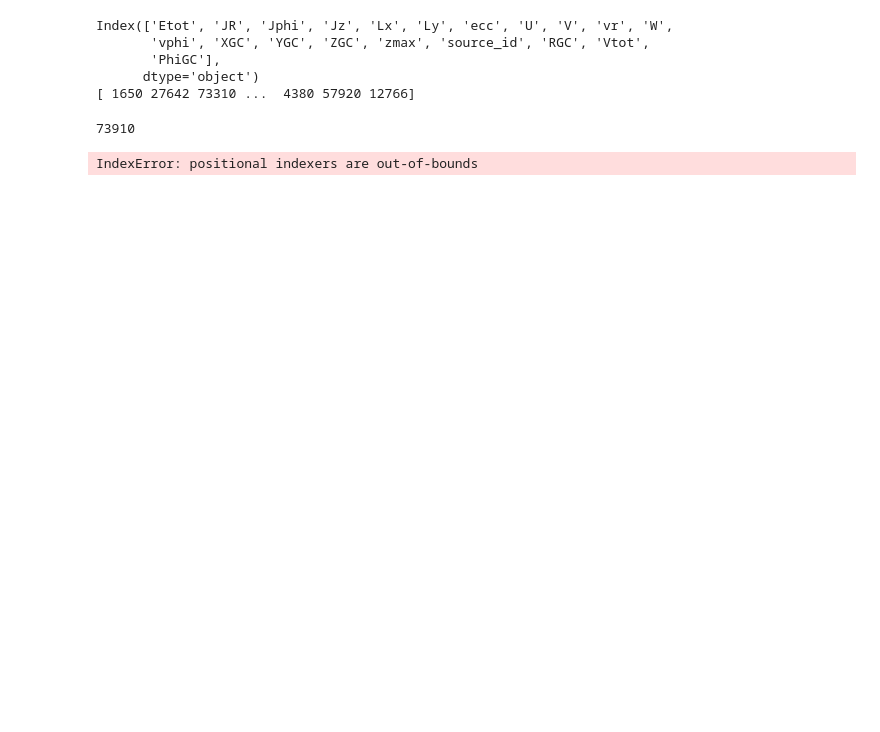
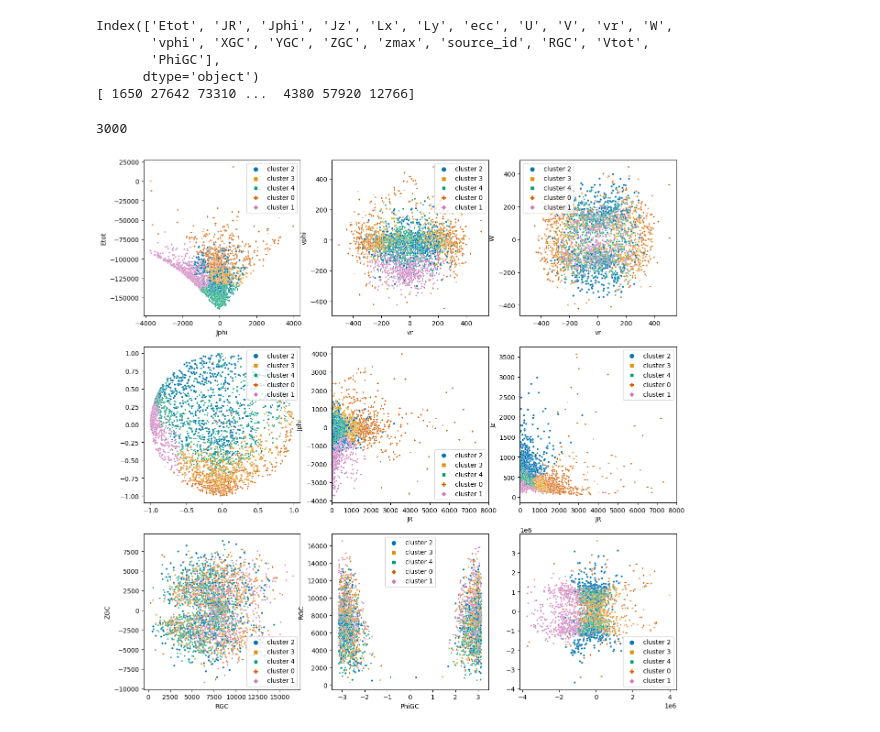
Before and after one commit to michaelyhuang23/StellarCluster, a Jupyter notebook: notebooks/gaia_test/gaia_plot.ipynb, the cells around one changed output. Cells and saved outputs as stored; diff of their text form; code cells hidden in the pictures; blank space fills up the shorter version.

Commit message:
new plots

```diff
--- a/notebooks/gaia_test/gaia_plot.ipynb
+++ b/notebooks/gaia_test/gaia_plot.ipynb
@@ -25,10 +25,10 @@ Index(['Etot', 'JR', 'Jphi', 'Jz', 'Lx', 'Ly', 'ecc', 'U', 'V', 'vr', 'W',
       dtype='object')
 [ 1650 27642 73310 ...  4380 57920 12766]
 # %%
-labels = pd.read_csv(os.path.join(results_root, 'gaia_stitch_snc_mom_random_sparsification.csv'))
+labels = pd.read_csv(os.path.join(results_root, 'gaia_stitch_snc_mom_random_sparsification_3000.csv'))
 print(len(labels))
 # %% [output]
-73910
+3000
 # %%
 def plot(df, clusters, fig_name, fig_path = '../../', sample_size = None, norm=False):
     if sample_size is not None:
@@ -72,6 +72,6 @@ def normalize(df):
 # %%
 df_ = normalize(df)
 # %%
-plot(df, labels['cluster_id'].to_numpy(), fig_name='gaia_stitch_snc_mom_plot_3000.png', sample_size=3000, norm=False)
+plot(df, labels['cluster_id'].to_numpy(), fig_name='gaia_stitch_snc_mom_plot_random_sparsification_3000.png', sample_size=3000, norm=False)
 # %% [output]
-IndexError: positional indexers are out-of-bounds
+[figure, added]
```
Also changed, not shown: 2 other files.
